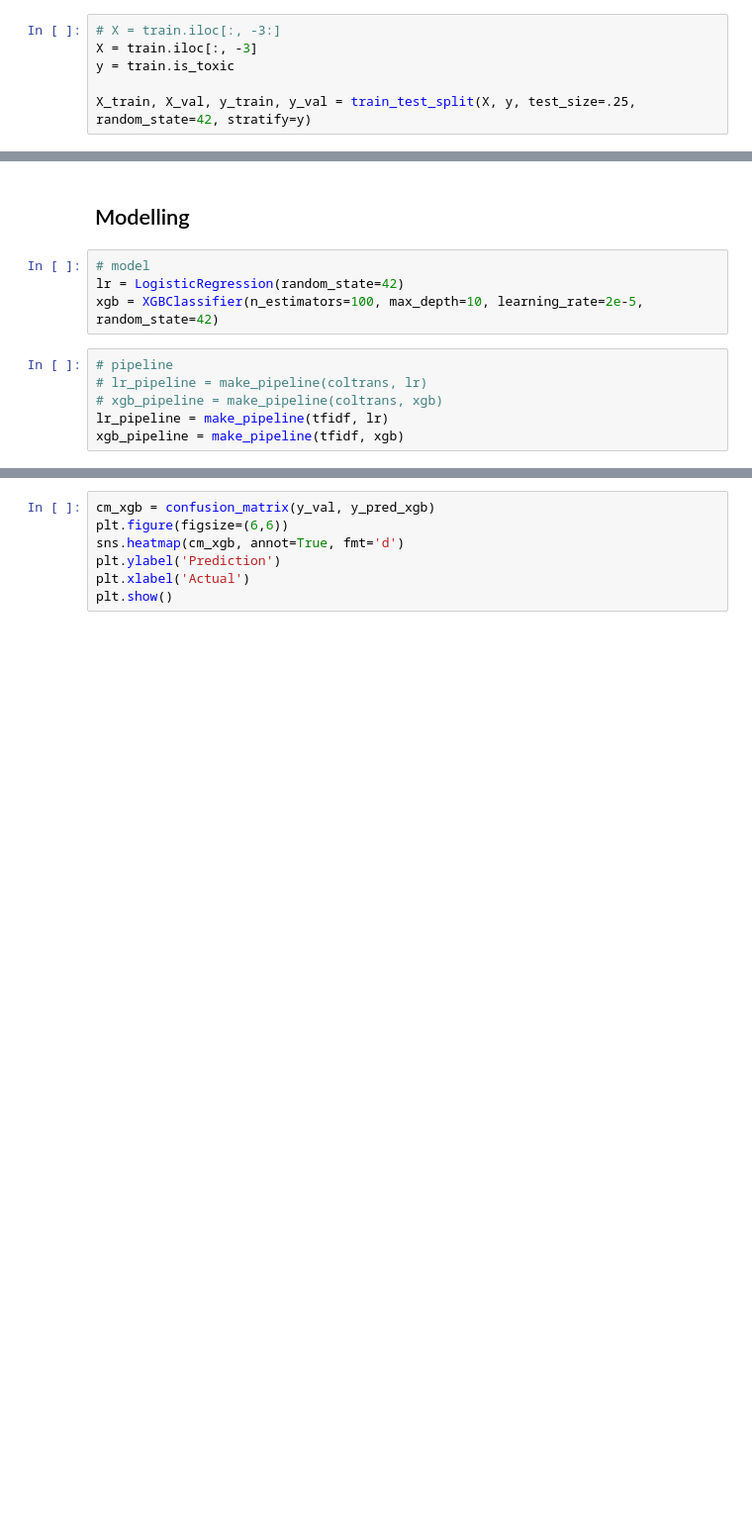
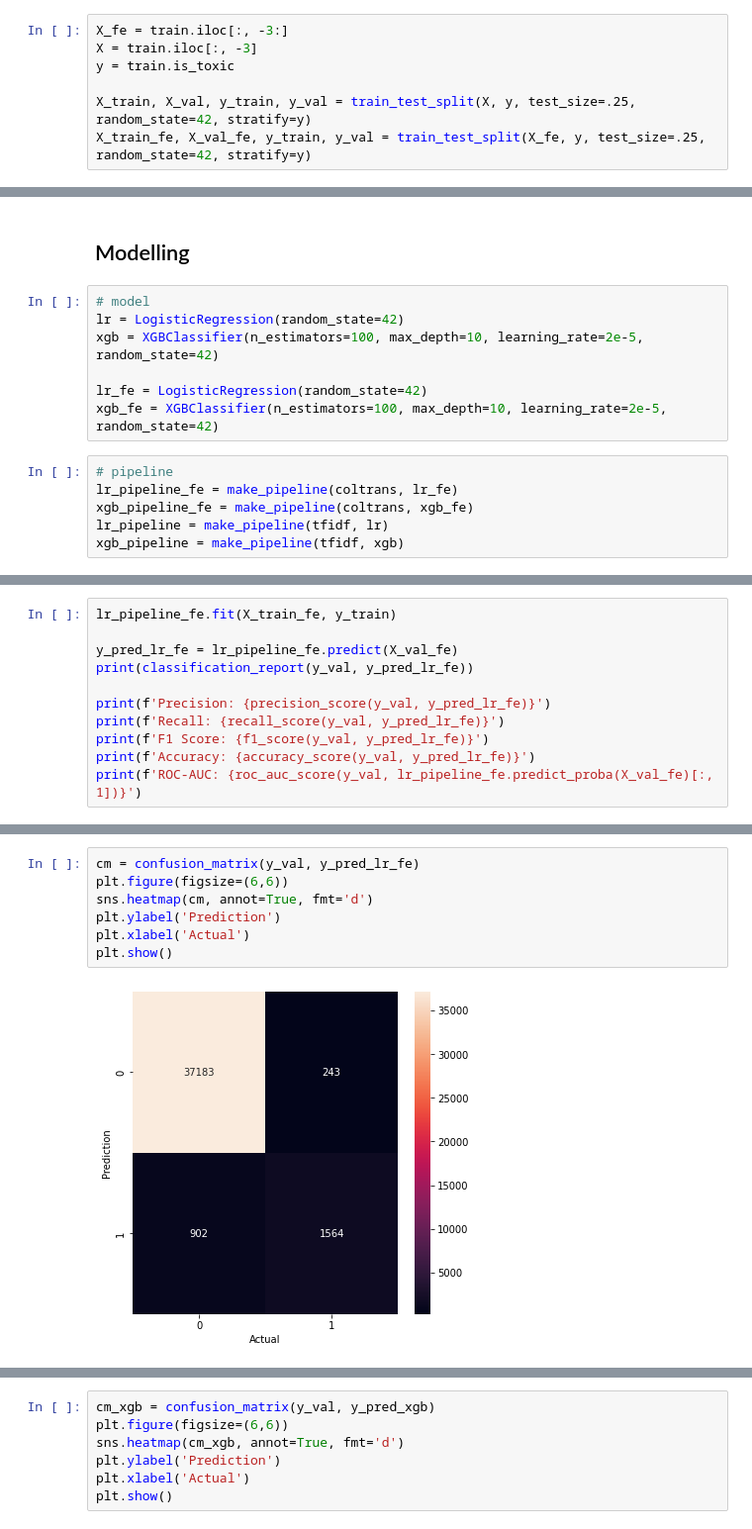
Before and after one commit to fhrzn/detoxification, a Jupyter notebook: notebooks/3.0-fhrzn-simple-classifier.ipynb, the cells around one changed output, grey strips where cells are left out. Shown at 99% size. Cells and saved outputs as stored; diff of their text form; blank space fills up the shorter version.

Commit message:
separate FE pipeline & add ROC-AUC metric

```diff
--- a/notebooks/3.0-fhrzn-simple-classifier.ipynb
+++ b/notebooks/3.0-fhrzn-simple-classifier.ipynb
@@ -303,8 +302,9 @@ Data columns (total 13 columns):
 dtypes: float64(1), int64(8), object(4)
 memory usage: 15.8+ MB
 # %%
-# X = train.iloc[:, -3:]
+X_fe = train.iloc[:, -3:]
 X = train.iloc[:, -3]
 y = train.is_toxic
 
 X_train, X_val, y_train, y_val = train_test_split(X, y, test_size=.25, random_state=42, stratify=y)
+X_train_fe, X_val_fe, y_train, y_val = train_test_split(X_fe, y, test_size=.25, random_state=42, stratify=y)
@@ -336,9 +340,12 @@ ColumnTransformer(remainder='passthrough',
 # model
 lr = LogisticRegression(random_state=42)
 xgb = XGBClassifier(n_estimators=100, max_depth=10, learning_rate=2e-5, random_state=42)
+
+lr_fe = LogisticRegression(random_state=42)
+xgb_fe = XGBClassifier(n_estimators=100, max_depth=10, learning_rate=2e-5, random_state=42)
 # %%
 # pipeline
-# lr_pipeline = make_pipeline(coltrans, lr)
-# xgb_pipeline = make_pipeline(coltrans, xgb)
+lr_pipeline_fe = make_pipeline(coltrans, lr_fe)
+xgb_pipeline_fe = make_pipeline(coltrans, xgb_fe)
 lr_pipeline = make_pipeline(tfidf, lr)
 xgb_pipeline = make_pipeline(tfidf, xgb)
@@ -393,0 +391,11 @@ weighted avg       0.96      0.97      0.96     39892
+# %%
+lr_pipeline_fe.fit(X_train_fe, y_train)
+
+y_pred_lr_fe = lr_pipeline_fe.predict(X_val_fe)
+print(classification_report(y_val, y_pred_lr_fe))
+
+print(f'Precision: {precision_score(y_val, y_pred_lr_fe)}')
+print(f'Recall: {recall_score(y_val, y_pred_lr_fe)}')
+print(f'F1 Score: {f1_score(y_val, y_pred_lr_fe)}')
+print(f'Accuracy: {accuracy_score(y_val, y_pred_lr_fe)}')
+print(f'ROC-AUC: {roc_auc_score(y_val, lr_pipeline_fe.predict_proba(X_val_fe)[:, 1])}')
@@ -393,0 +417,9 @@ weighted avg       0.96      0.97      0.96     39892
+# %%
+cm = confusion_matrix(y_val, y_pred_lr_fe)
+plt.figure(figsize=(6,6))
+sns.heatmap(cm, annot=True, fmt='d')
+plt.ylabel('Prediction')
+plt.xlabel('Actual')
+plt.show()
+# %% [output]
+[figure, added]
```
Also changed, not shown: parts of 33 cells of this notebook.
